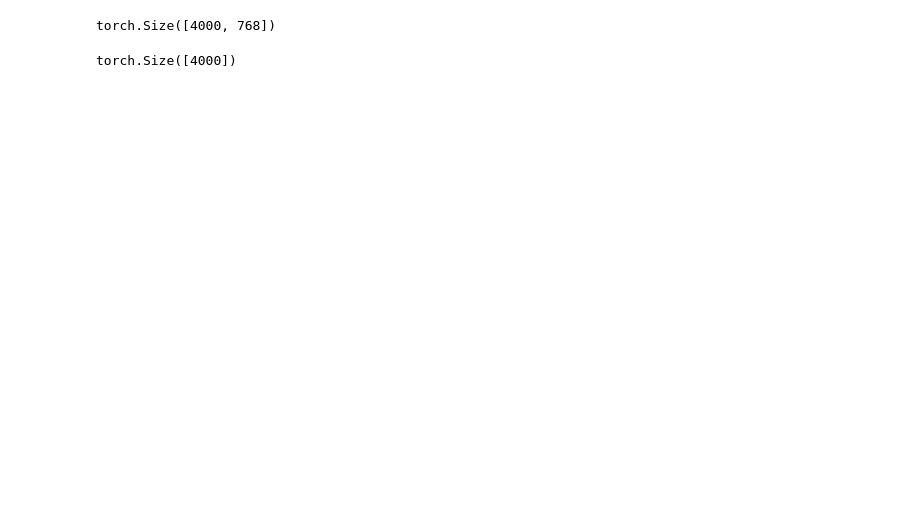
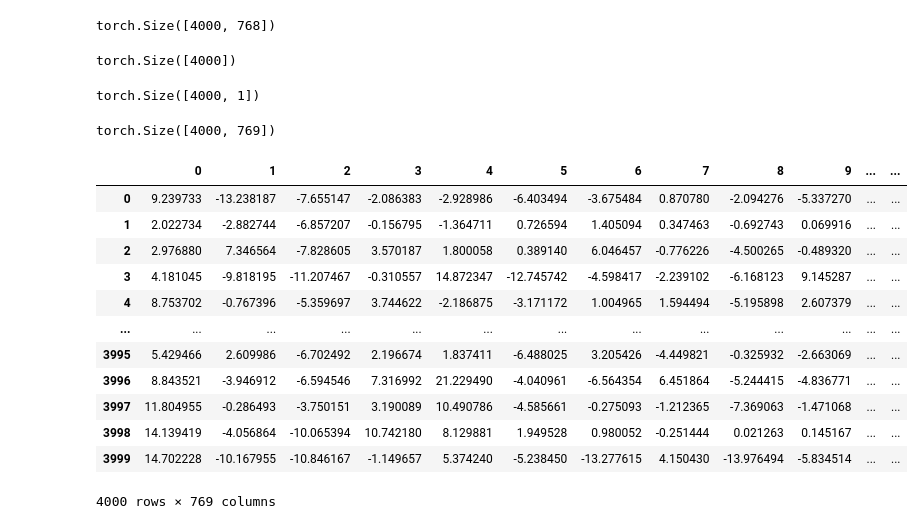
Before and after one commit to nRknpy/AffectNet-experiments, a Jupyter notebook: notebooks/mds.ipynb, the cells around one changed output. Saved outputs shown, nothing was run; the diff lists cells and outputs as text; code cells hidden in the pictures; blank space fills up the shorter version.

```diff
--- a/notebooks/mds.ipynb
+++ b/notebooks/mds.ipynb
@@ -35,5 +35,32 @@ torch.Size([4000, 768])
 labels.shape
 # %% [output]
 torch.Size([4000])
+# %%
+labels.unsqueeze(1).shape
+# %% [output]
+torch.Size([4000, 1])
+# %%
+feature_label = torch.concat([features, labels.unsqueeze(1)], dim=1)
+feature_label.shape
+# %% [output]
+torch.Size([4000, 769])
+# %%
+import pandas as pd
+df = pd.DataFrame(feature_label.numpy())
+df
+# %% [output]
+|  | 0 | 1 | 2 | 3 | 4 | 5 | 6 | 7 | 8 | 9 | ... | ... |
+| 0 | 9.239733 | -13.238187 | -7.655147 | -2.086383 | -2.928986 | -6.403494 | -3.675484 | 0.870780 | -2.094276 | -5.337270 | ... | ... |
+| 1 | 2.022734 | -2.882744 | -6.857207 | -0.156795 | -1.364711 | 0.726594 | 1.405094 | 0.347463 | -0.692743 | 0.069916 | ... | ... |
+| 2 | 2.976880 | 7.346564 | -7.828605 | 3.570187 | 1.800058 | 0.389140 | 6.046457 | -0.776226 | -4.500265 | -0.489320 | ... | ... |
+| 3 | 4.181045 | -9.818195 | -11.207467 | -0.310557 | 14.872347 | -12.745742 | -4.598417 | -2.239102 | -6.168123 | 9.145287 | ... | ... |
+| 4 | 8.753702 | -0.767396 | -5.359697 | 3.744622 | -2.186875 | -3.171172 | 1.004965 | 1.594494 | -5.195898 | 2.607379 | ... | ... |
+| ... | ... | ... | ... | ... | ... | ... | ... | ... | ... | ... | ... | ... |
+| 3995 | 5.429466 | 2.609986 | -6.702492 | 2.196674 | 1.837411 | -6.488025 | 3.205426 | -4.449821 | -0.325932 | -2.663069 | ... | ... |
+| 3996 | 8.843521 | -3.946912 | -6.594546 | 7.316992 | 21.229490 | -4.040961 | -6.564354 | 6.451864 | -5.244415 | -4.836771 | ... | ... |
+| 3997 | 11.804955 | -0.286493 | -3.750151 | 3.190089 | 10.490786 | -4.585661 | -0.275093 | -1.212365 | -7.369063 | -1.471068 | ... | ... |
+| 3998 | 14.139419 | -4.056864 | -10.065394 | 10.742180 | 8.129881 | 1.949528 | 0.980052 | -0.251444 | 0.021263 | 0.145167 | ... | ... |
+| 3999 | 14.702228 | -10.167955 | -10.846167 | -1.149657 | 5.374240 | -5.238450 | -13.277615 | 4.150430 | -13.976494 | -5.834514 | ... | ... |
+4000 rows × 769 columns
 # %%
 import torch
```
Also changed, not shown: parts of 2 cells of this notebook, 5 other files.
